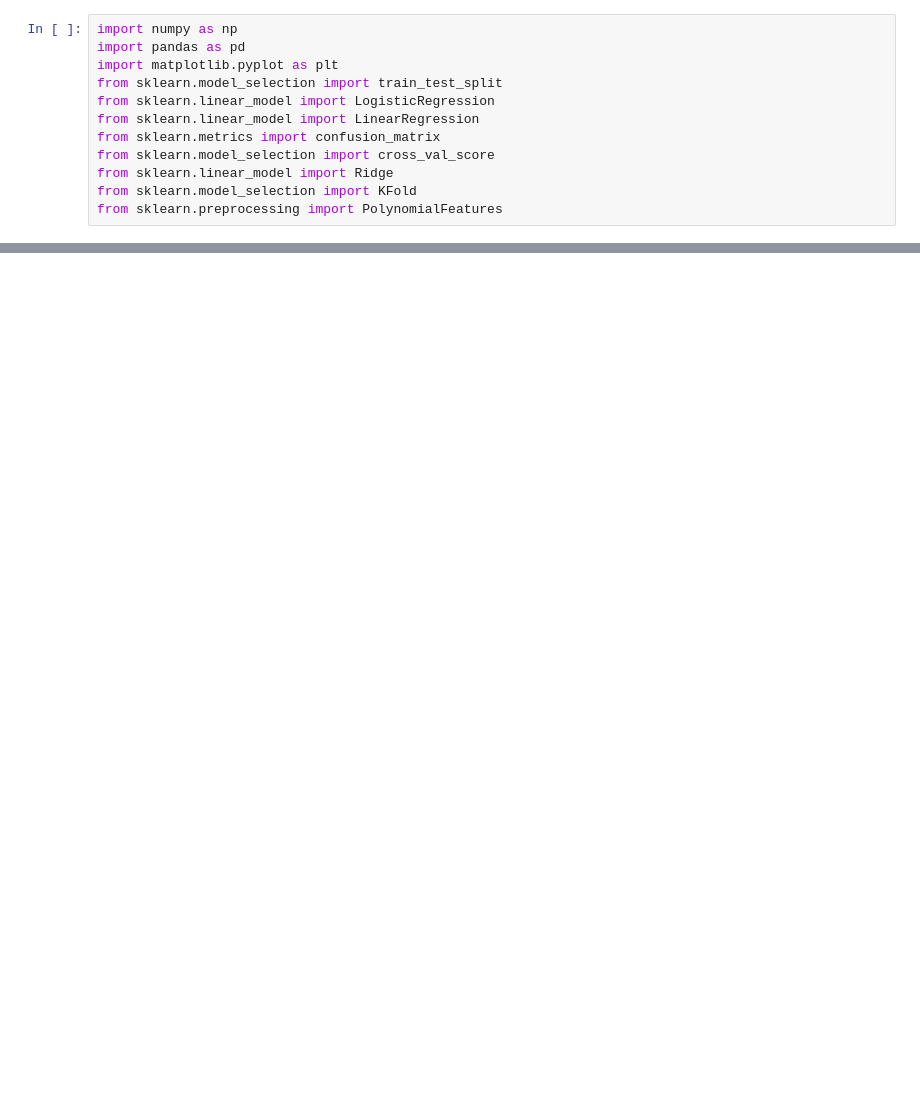
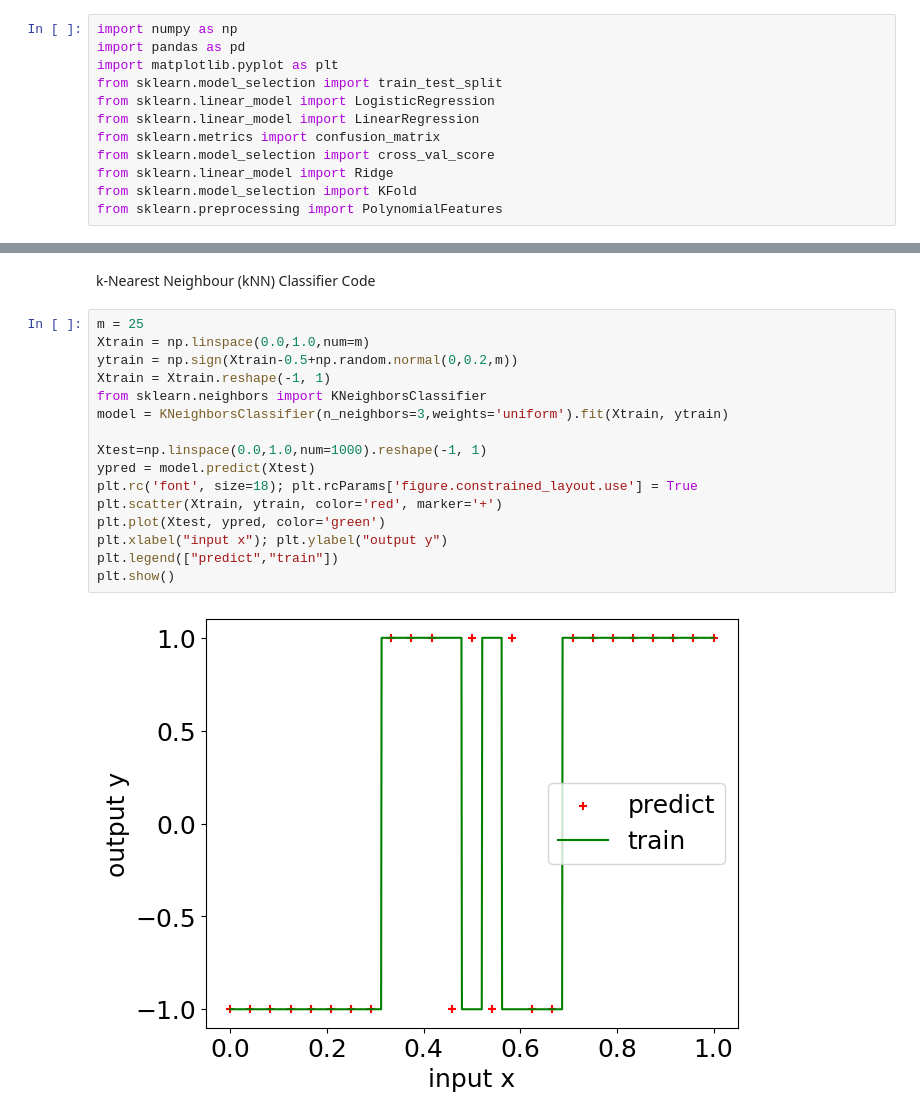
Before and after one commit to M2-Luminous/CSU44061-Machine-Learning, a Jupyter notebook: course_sample_code/sample.ipynb, the cells around one changed output, grey strips where cells are left out. Saved outputs shown, nothing was run; the diff lists cells and outputs as text; blank space fills up the shorter version.

```diff
--- a/course_sample_code/sample.ipynb
+++ b/course_sample_code/sample.ipynb
@@ -251,0 +277,20 @@ plt.show()
+# %% [markdown]
+k-Nearest Neighbour (kNN) Classifier Code
+# %%
+m = 25
+Xtrain = np.linspace(0.0,1.0,num=m)
+ytrain = np.sign(Xtrain-0.5+np.random.normal(0,0.2,m))
+Xtrain = Xtrain.reshape(-1, 1)
+from sklearn.neighbors import KNeighborsClassifier
+model = KNeighborsClassifier(n_neighbors=3,weights='uniform').fit(Xtrain, ytrain)
+
+Xtest=np.linspace(0.0,1.0,num=1000).reshape(-1, 1)
+ypred = model.predict(Xtest)
+plt.rc('font', size=18); plt.rcParams['figure.constrained_layout.use'] = True
+plt.scatter(Xtrain, ytrain, color='red', marker='+')
+plt.plot(Xtest, ypred, color='green')
+plt.xlabel("input x"); plt.ylabel("output y")
+plt.legend(["predict","train"])
+plt.show()
+# %% [output]
+[figure, added]
```
Also changed, not shown: parts of 32 cells of this notebook.
